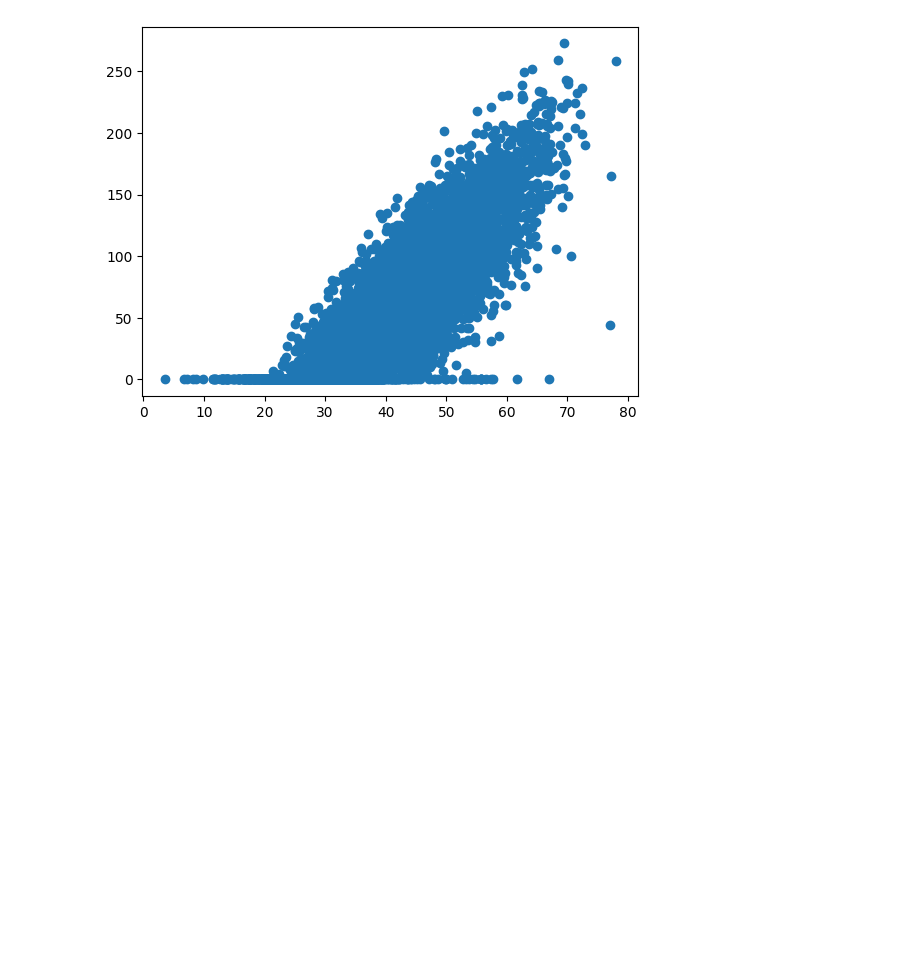
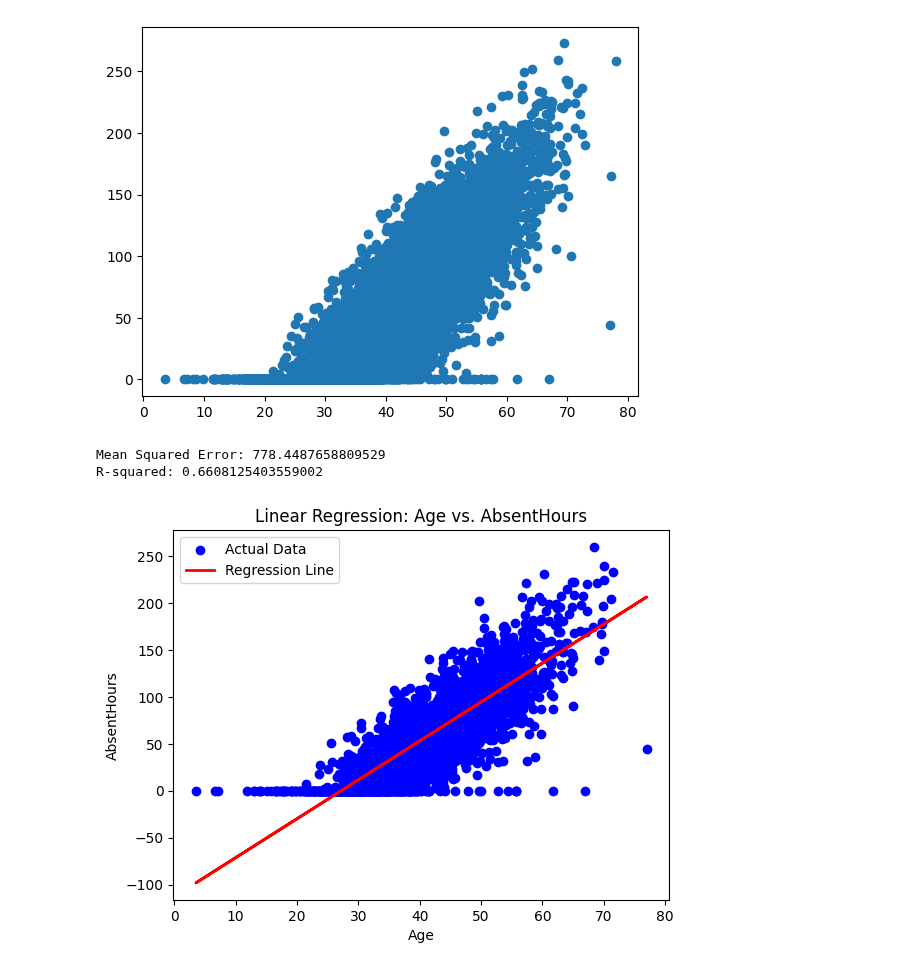
Before and after one commit to VladSaaS/peopleanlaytics, a Jupyter notebook: MFG Employee Absenteeism/MFGAbsenteeism.ipynb, the cells around one changed output. Cells and saved outputs as stored; diff of their text form; code cells hidden in the pictures; blank space fills up the shorter version.

Commit message:
MFG linear regression

```diff
--- a/MFG Employee Absenteeism/MFGAbsenteeism.ipynb
+++ b/MFG Employee Absenteeism/MFGAbsenteeism.ipynb
@@ -141,3 +143,43 @@ plt.scatter(x, y)
 plt.show()
 # %% [output]
 [figure]
+# %%
+# Running a linear regression model to further explore the relationship between age and absenteeism
+
+# Selecting the independent (X) and dependent (y) variables
+X = df[['Age']]
+y = df['AbsentHours']
+
+# Spliting the data into training and testing sets
+X_train, X_test, y_train, y_test = train_test_split(X, y, test_size=0.3, random_state=42)
+
+# Createing a Linear Regression model
+model = LinearRegression()
+
+# Fitting the model to the training data
+model.fit(X_train, y_train)
+
+# Making predictions on the testing data
+y_pred = model.predict(X_test)
+
+# Calculating Mean Squared Error
+mse = mean_squared_error(y_test, y_pred)
+
+# Calculating R-squared
+r2 = r2_score(y_test, y_pred)
+
+print(f"Mean Squared Error: {mse}")
+print(f"R-squared: {r2}")
+
+# Scatter plot with regression line
+plt.scatter(X_test, y_test, color='blue', label='Actual Data')
+plt.plot(X_test, y_pred, color='red', linewidth=2, label='Regression Line')
+plt.xlabel('Age')
+plt.ylabel('AbsentHours')
+plt.title('Linear Regression: Age vs. AbsentHours')
+plt.legend()
+plt.show()
+# %% [output]
+Mean Squared Error: 778.4487658809529
+R-squared: 0.6608125403559002
+[figure, added]
```
Also changed, not shown: parts of 1 cell of this notebook.
